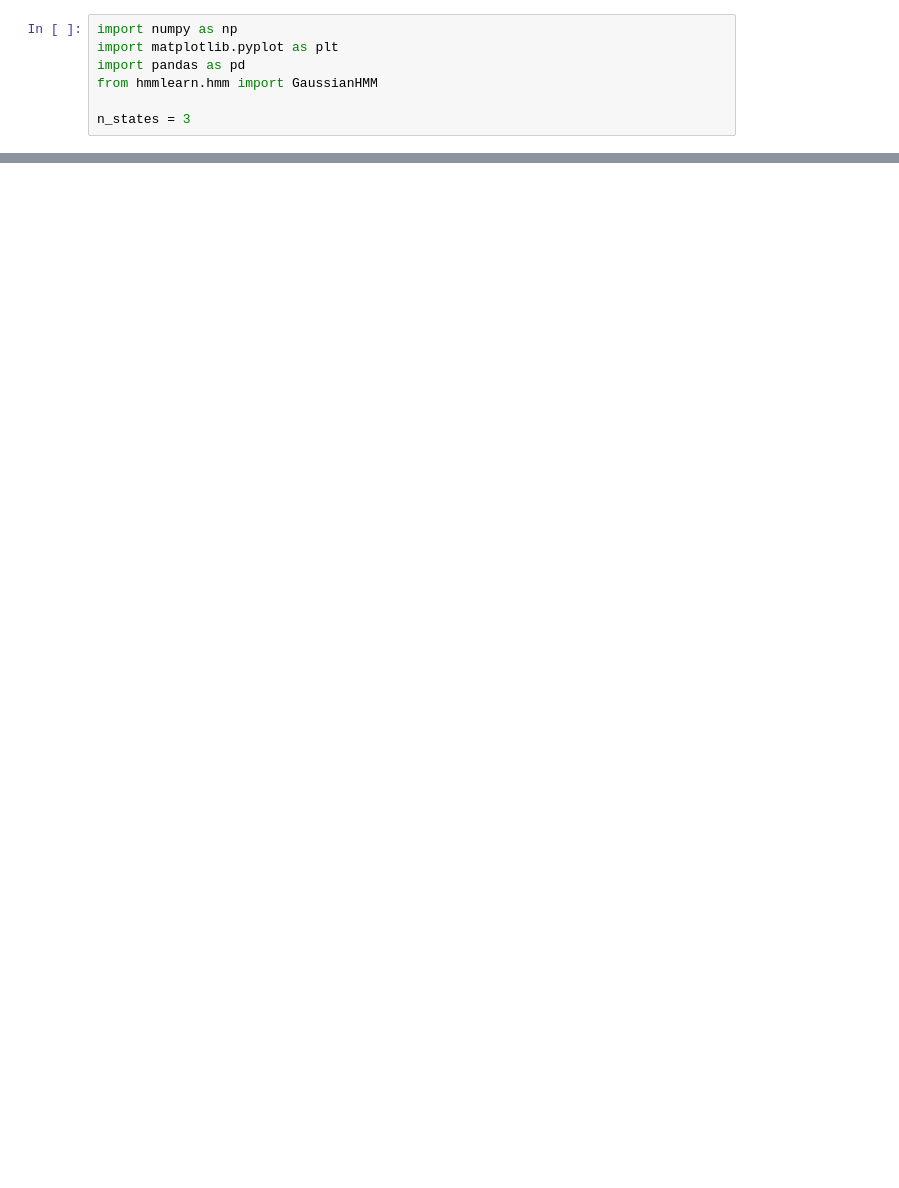
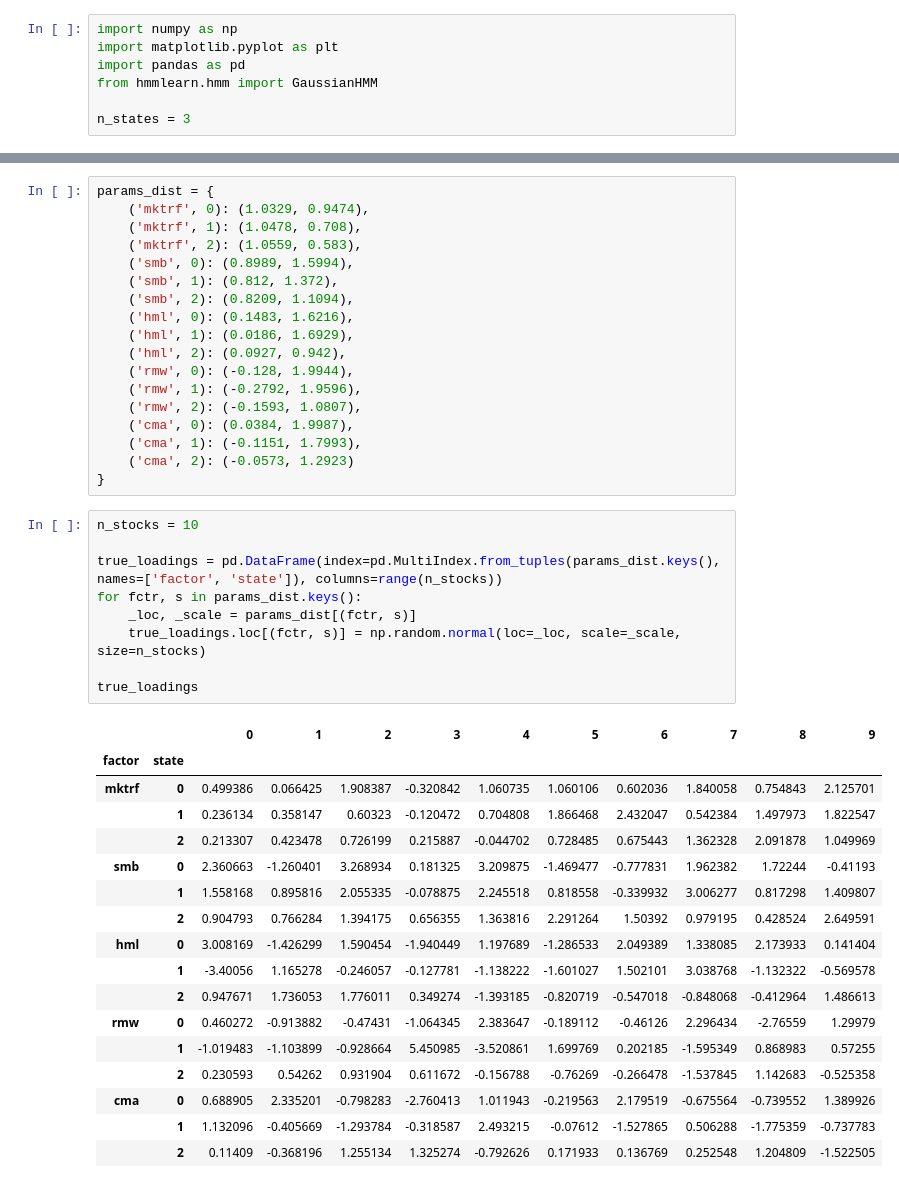
Before and after one commit to fcoibanez/regimeaware, a Jupyter notebook: notebooks/recovery.ipynb, the cells around one changed output, grey strips where cells are left out. Drawn from its saved outputs; the diff is of its cells as text; blank space fills up the shorter version.

```diff
--- a/notebooks/recovery.ipynb
+++ b/notebooks/recovery.ipynb
@@ -95,0 +88,45 @@ hm_startprob = np.array([1. 0. 0.])
+# %%
+params_dist = {
+    ('mktrf', 0): (1.0329, 0.9474),
+    ('mktrf', 1): (1.0478, 0.708),
+    ('mktrf', 2): (1.0559, 0.583),
+    ('smb', 0): (0.8989, 1.5994),
+    ('smb', 1): (0.812, 1.372),
+    ('smb', 2): (0.8209, 1.1094),
+    ('hml', 0): (0.1483, 1.6216),
+    ('hml', 1): (0.0186, 1.6929),
+    ('hml', 2): (0.0927, 0.942),
+    ('rmw', 0): (-0.128, 1.9944),
+    ('rmw', 1): (-0.2792, 1.9596),
+    ('rmw', 2): (-0.1593, 1.0807),
+    ('cma', 0): (0.0384, 1.9987),
+    ('cma', 1): (-0.1151, 1.7993),
+    ('cma', 2): (-0.0573, 1.2923)
+}
+# %%
+n_stocks = 10
+
+true_loadings = pd.DataFrame(index=pd.MultiIndex.from_tuples(params_dist.keys(), names=['factor', 'state']), columns=range(n_stocks))
+for fctr, s in params_dist.keys():
+    _loc, _scale = params_dist[(fctr, s)]
+    true_loadings.loc[(fctr, s)] = np.random.normal(loc=_loc, scale=_scale, size=n_stocks)
+
+true_loadings
+# %% [output]
+|  |  | 0 | 1 | 2 | 3 | 4 | 5 | 6 | 7 | 8 | 9 |
+| factor | state |  |  |  |  |  |  |  |  |  |  |
+| mktrf | 0 | 0.499386 | 0.066425 | 1.908387 | -0.320842 | 1.060735 | 1.060106 | 0.602036 | 1.840058 | 0.754843 | 2.125701 |
+|  | 1 | 0.236134 | 0.358147 | 0.60323 | -0.120472 | 0.704808 | 1.866468 | 2.432047 | 0.542384 | 1.497973 | 1.822547 |
+|  | 2 | 0.213307 | 0.423478 | 0.726199 | 0.215887 | -0.044702 | 0.728485 | 0.675443 | 1.362328 | 2.091878 | 1.049969 |
+| smb | 0 | 2.360663 | -1.260401 | 3.268934 | 0.181325 | 3.209875 | -1.469477 | -0.777831 | 1.962382 | 1.72244 | -0.41193 |
+|  | 1 | 1.558168 | 0.895816 | 2.055335 | -0.078875 | 2.245518 | 0.818558 | -0.339932 | 3.006277 | 0.817298 | 1.409807 |
+|  | 2 | 0.904793 | 0.766284 | 1.394175 | 0.656355 | 1.363816 | 2.291264 | 1.50392 | 0.979195 | 0.428524 | 2.649591 |
+| hml | 0 | 3.008169 | -1.426299 | 1.590454 | -1.940449 | 1.197689 | -1.286533 | 2.049389 | 1.338085 | 2.173933 | 0.141404 |
+|  | 1 | -3.40056 | 1.165278 | -0.246057 | -0.127781 | -1.138222 | -1.601027 | 1.502101 | 3.038768 | -1.132322 | -0.569578 |
+|  | 2 | 0.947671 | 1.736053 | 1.776011 | 0.349274 | -1.393185 | -0.820719 | -0.547018 | -0.848068 | -0.412964 | 1.486613 |
+| rmw | 0 | 0.460272 | -0.913882 | -0.47431 | -1.064345 | 2.383647 | -0.189112 | -0.46126 | 2.296434 | -2.76559 | 1.29979 |
+|  | 1 | -1.019483 | -1.103899 | -0.928664 | 5.450985 | -3.520861 | 1.699769 | 0.202185 | -1.595349 | 0.868983 | 0.57255 |
+|  | 2 | 0.230593 | 0.54262 | 0.931904 | 0.611672 | -0.156788 | -0.76269 | -0.266478 | -1.537845 | 1.142683 | -0.525358 |
+| cma | 0 | 0.688905 | 2.335201 | -0.798283 | -2.760413 | 1.011943 | -0.219563 | 2.179519 | -0.675564 | -0.739552 | 1.389926 |
+|  | 1 | 1.132096 | -0.405669 | -1.293784 | -0.318587 | 2.493215 | -0.07612 | -1.527865 | 0.506288 | -1.775359 | -0.737783 |
+|  | 2 | 0.11409 | -0.368196 | 1.255134 | 1.325274 | -0.792626 | 0.171933 | 0.136769 | 0.252548 | 1.204809 | -1.522505 |
```
Also changed, not shown: parts of 4 cells of this notebook, 4 other files.
